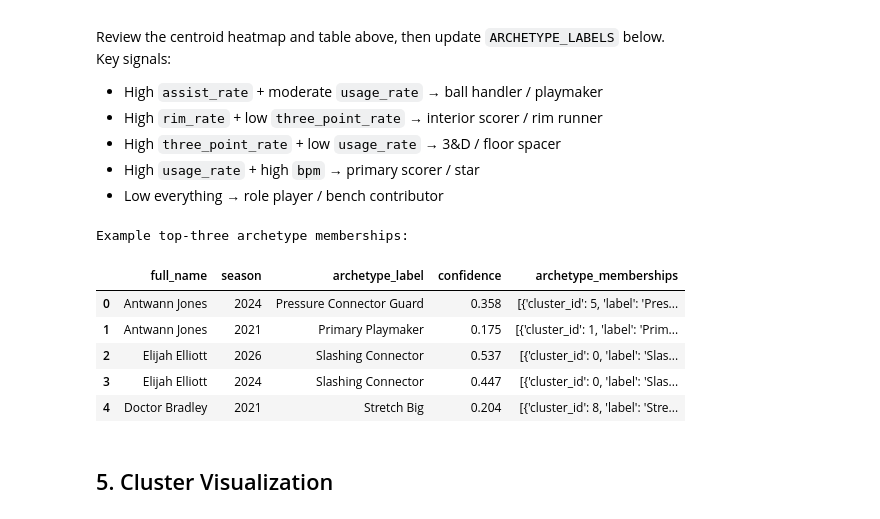
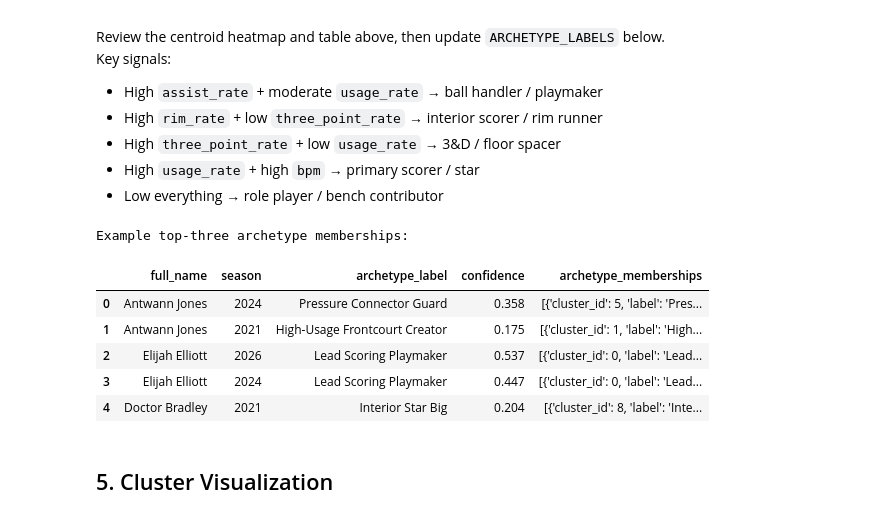
Before and after one commit to shanthg01/MIDS210-Capstone, a Jupyter notebook: notebooks/models/player_clustering.ipynb, the cells around one changed output. Drawn from its saved outputs; the diff is of its cells as text; code cells hidden in the pictures.

Commit message:
Clean up player archetype labels

```diff
--- a/notebooks/models/player_clustering.ipynb
+++ b/notebooks/models/player_clustering.ipynb
@@ -703,15 +703,15 @@ Key signals:
 # be reviewed after running the updated cells on regenerated features.
 # ─────────────────────────────────────────────────────────────────────────────
 ARCHETYPE_LABELS = {
-    0: 'Slashing Connector',
-    1: 'Primary Playmaker',
-    2: 'Secondary Ball Handler',
+    0: 'Lead Scoring Playmaker',
+    1: 'High-Usage Frontcourt Creator',
+    2: 'Skilled Stretch Forward',
     3: 'Post Scoring Big',
     4: 'Perimeter Scoring Guard',
     5: 'Pressure Connector Guard',
-    6: 'Defensive Rim Protector',
-    7: 'Interior Connector',
-    8: 'Stretch Big',
+    6: 'Defensive Connector Forward',
+    7: 'Movement Spacing Wing',
+    8: 'Interior Star Big',
 }
 # ─────────────────────────────────────────────────────────────────────────────
 
@@ -735,37 +735,37 @@ def _membership_scores(dists, label_map, top_n=3):
     logits = -(dists - dists.min(axis=1, keepdims=True)) / scale
     probs = np.exp(logits)
     probs = probs / probs.sum(axis=1, keepdims=True)
     rows = []
     for prob_row in probs:
         idx = np.argsort(prob_row)[::-1][:top_n]
         rows.append([
             {
                 'cluster_id': int(i),
                 'label': str(label_map[int(i)]),
                 'score': float(round(prob_row[i], 4)),
             }
             for i in idx
         ])
     return rows
 
 memberships_ext = _membership_scores(dists_ext, ARCHETYPE_LABELS)
 memberships_base = _membership_scores(dists_base, ARCHETYPE_LABELS) if len(dists_base) else []
 df['archetype_memberships'] = None
 for idx, memberships in zip(df.index[he_mask], memberships_ext):
     df.at[idx, 'archetype_memberships'] = memberships
 for idx, memberships in zip(df.index[~he_mask], memberships_base):
     df.at[idx, 'archetype_memberships'] = memberships
 
 print('Example top-three archetype memberships:')
 display(df[['full_name', 'season', 'archetype_label', 'confidence', 'archetype_memberships']].head())
 # %% [output]
 Example top-three archetype memberships:
 |  | full_name | season | archetype_label | confidence | archetype_memberships |
 | 0 | Antwann Jones | 2024 | Pressure Connector Guard | 0.358 | [{'cluster_id': 5, 'label': 'Pres... |
-| 1 | Antwann Jones | 2021 | Primary Playmaker | 0.175 | [{'cluster_id': 1, 'label': 'Prim... |
-| 2 | Elijah Elliott | 2026 | Slashing Connector | 0.537 | [{'cluster_id': 0, 'label': 'Slas... |
-| 3 | Elijah Elliott | 2024 | Slashing Connector | 0.447 | [{'cluster_id': 0, 'label': 'Slas... |
-| 4 | Doctor Bradley | 2021 | Stretch Big | 0.204 | [{'cluster_id': 8, 'label': 'Stre... |
+| 1 | Antwann Jones | 2021 | High-Usage Frontcourt Creator | 0.175 | [{'cluster_id': 1, 'label': 'High... |
+| 2 | Elijah Elliott | 2026 | Lead Scoring Playmaker | 0.537 | [{'cluster_id': 0, 'label': 'Lead... |
+| 3 | Elijah Elliott | 2024 | Lead Scoring Playmaker | 0.447 | [{'cluster_id': 0, 'label': 'Lead... |
+| 4 | Doctor Bradley | 2021 | Interior Star Big | 0.204 | [{'cluster_id': 8, 'label': 'Inte... |
 # %% [markdown]
 ## 5. Cluster Visualization
 # %%
```
Also changed, not shown: parts of 3 cells of this notebook, 3 other files.
